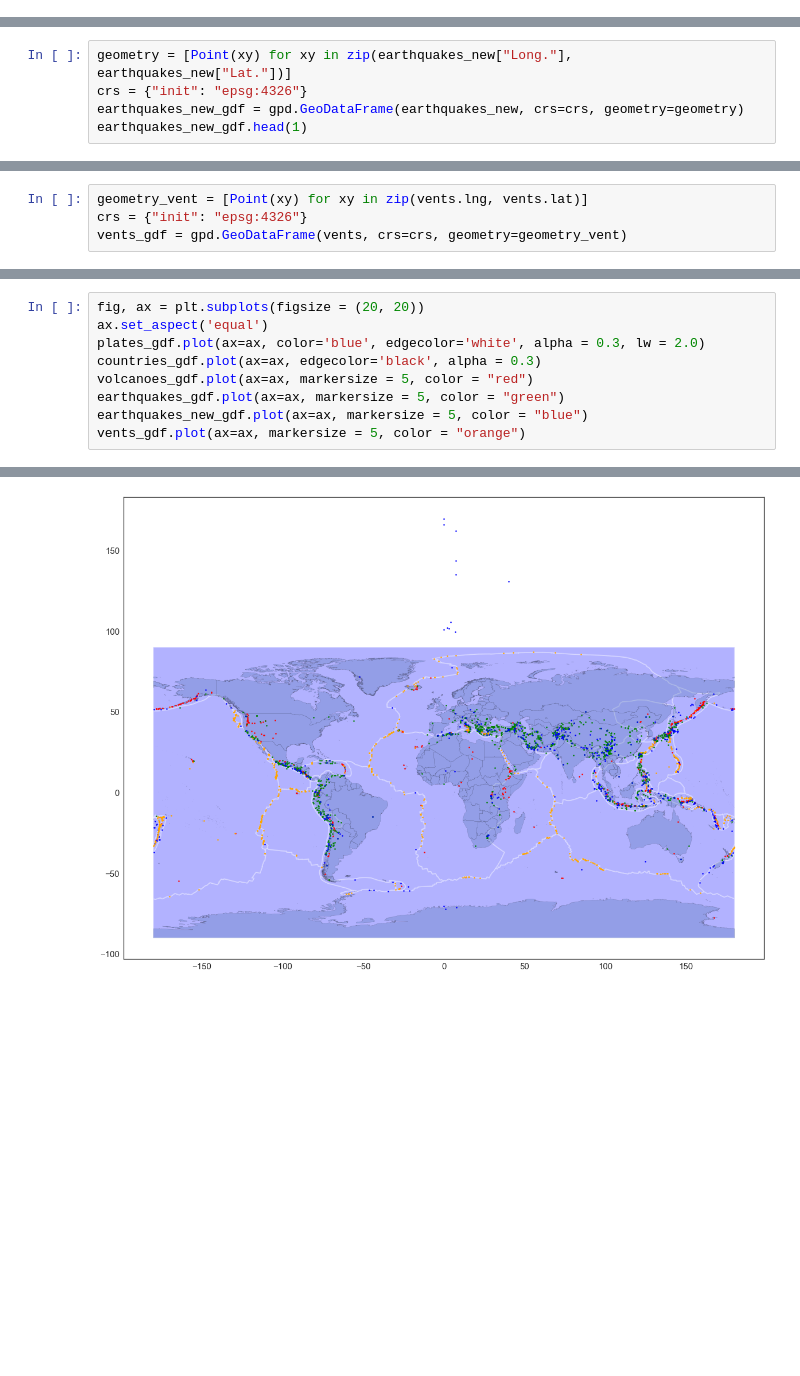
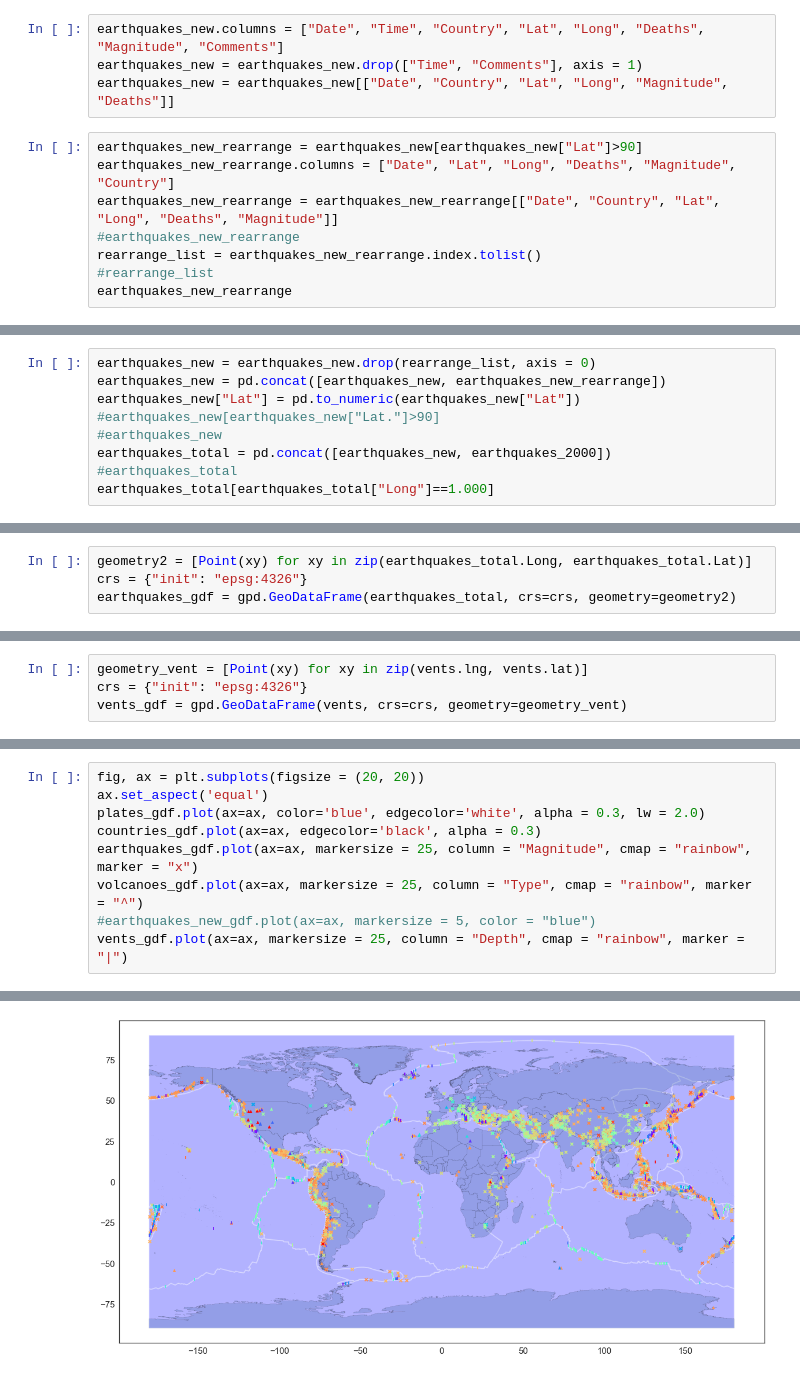
Before and after one commit to smitamisra/StrikingRobo_Earthquakes, a Jupyter notebook: MR_DQ3.ipynb, the cells around one changed output, grey strips where cells are left out. Drawn from its saved outputs; the diff is of its cells as text; blank space fills up the shorter version.

Commit message:
Combine earthquake dfs. Change shape of points. Color code based on other values in dfs.

```diff
--- a/MR_DQ3.ipynb
+++ b/MR_DQ3.ipynb
@@ -641,0 +623,12 @@ memory usage: 41.0+ KB
+# %%
+earthquakes_new.columns = ["Date", "Time", "Country", "Lat", "Long", "Deaths", "Magnitude", "Comments"]
+earthquakes_new = earthquakes_new.drop(["Time", "Comments"], axis = 1)
+earthquakes_new = earthquakes_new[["Date", "Country", "Lat", "Long", "Magnitude", "Deaths"]]
+# %%
+earthquakes_new_rearrange = earthquakes_new[earthquakes_new["Lat"]>90]
+earthquakes_new_rearrange.columns = ["Date", "Lat", "Long", "Deaths", "Magnitude", "Country"]
+earthquakes_new_rearrange = earthquakes_new_rearrange[["Date", "Country", "Lat", "Long", "Deaths", "Magnitude"]]
+#earthquakes_new_rearrange
+rearrange_list = earthquakes_new_rearrange.index.tolist()
+#rearrange_list
+earthquakes_new_rearrange
@@ -641,0 +648,9 @@ memory usage: 41.0+ KB
+# %%
+earthquakes_new = earthquakes_new.drop(rearrange_list, axis = 0)
+earthquakes_new = pd.concat([earthquakes_new, earthquakes_new_rearrange])
+earthquakes_new["Lat"] = pd.to_numeric(earthquakes_new["Lat"])
+#earthquakes_new[earthquakes_new["Lat."]>90]
+#earthquakes_new
+earthquakes_total = pd.concat([earthquakes_new, earthquakes_2000])
+#earthquakes_total
+earthquakes_total[earthquakes_total["Long"]==1.000]
@@ -642,5 +661,4 @@ memory usage: 41.0+ KB
 # %%
-geometry = [Point(xy) for xy in zip(earthquakes_new["Long."], earthquakes_new["Lat."])]
+geometry2 = [Point(xy) for xy in zip(earthquakes_total.Long, earthquakes_total.Lat)]
 crs = {"init": "epsg:4326"}
-earthquakes_new_gdf = gpd.GeoDataFrame(earthquakes_new, crs=crs, geometry=geometry)
-earthquakes_new_gdf.head(1)
+earthquakes_gdf = gpd.GeoDataFrame(earthquakes_total, crs=crs, geometry=geometry2)
@@ -729,12 +734,12 @@ vents_gdf.head(1)
 # %%
 fig, ax = plt.subplots(figsize = (20, 20))
 ax.set_aspect('equal')
 plates_gdf.plot(ax=ax, color='blue', edgecolor='white', alpha = 0.3, lw = 2.0)
 countries_gdf.plot(ax=ax, edgecolor='black', alpha = 0.3)
-volcanoes_gdf.plot(ax=ax, markersize = 5, color = "red")
-earthquakes_gdf.plot(ax=ax, markersize = 5, color = "green")
-earthquakes_new_gdf.plot(ax=ax, markersize = 5, color = "blue")
-vents_gdf.plot(ax=ax, markersize = 5, color = "orange")
+earthquakes_gdf.plot(ax=ax, markersize = 25, column = "Magnitude", cmap = "rainbow", marker = "x")
+volcanoes_gdf.plot(ax=ax, markersize = 25, column = "Type", cmap = "rainbow", marker = "^")
+#earthquakes_new_gdf.plot(ax=ax, markersize = 5, color = "blue")
+vents_gdf.plot(ax=ax, markersize = 25, column = "Depth", cmap = "rainbow", marker = "|")
 # %% [output]
 <matplotlib.axes._subplots.AxesSubplot at 0x...>
-[figure, old version]
+[figure, new version]
```
Also changed, not shown: parts of 12 cells of this notebook.
